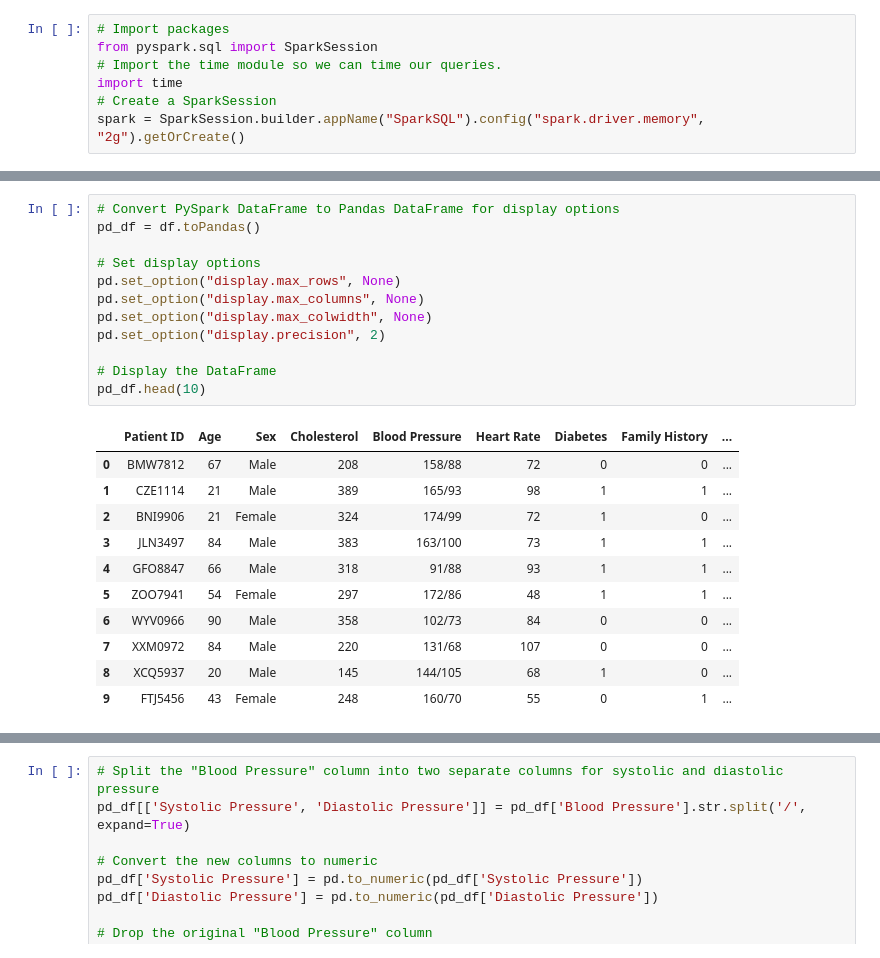
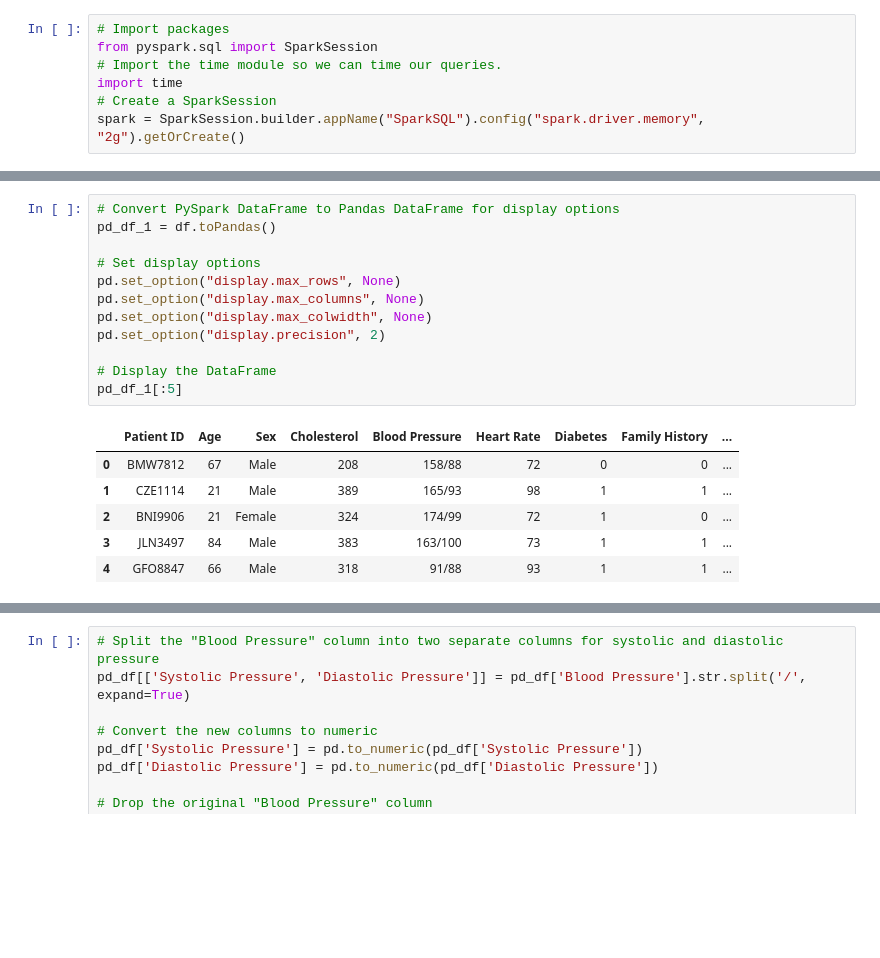
Before and after one commit to Arnawutu/Project4Group7, a Jupyter notebook: spark_test.ipynb, the cells around one changed output, grey strips where cells are left out. Drawn from its saved outputs; the diff is of its cells as text; blank space fills up the shorter version.

```diff
--- a/spark_test.ipynb
+++ b/spark_test.ipynb
@@ -82,24 +75,19 @@ only showing top 20 rows
 # %%
 # Convert PySpark DataFrame to Pandas DataFrame for display options
-pd_df = df.toPandas()
+pd_df_1 = df.toPandas()
 
 # Set display options
 pd.set_option("display.max_rows", None)
 pd.set_option("display.max_columns", None)
 pd.set_option("display.max_colwidth", None)
 pd.set_option("display.precision", 2)
 
 # Display the DataFrame
-pd_df.head(10)
+pd_df_1[:5]
 # %% [output]
 |  | Patient ID | Age | Sex | Cholesterol | Blood Pressure | Heart Rate | Diabetes | Family History | ... |
 | 0 | BMW7812 | 67 | Male | 208 | 158/88 | 72 | 0 | 0 | ... |
 | 1 | CZE1114 | 21 | Male | 389 | 165/93 | 98 | 1 | 1 | ... |
 | 2 | BNI9906 | 21 | Female | 324 | 174/99 | 72 | 1 | 0 | ... |
 | 3 | JLN3497 | 84 | Male | 383 | 163/100 | 73 | 1 | 1 | ... |
 | 4 | GFO8847 | 66 | Male | 318 | 91/88 | 93 | 1 | 1 | ... |
-| 5 | ZOO7941 | 54 | Female | 297 | 172/86 | 48 | 1 | 1 | ... |
-| 6 | WYV0966 | 90 | Male | 358 | 102/73 | 84 | 0 | 0 | ... |
-| 7 | XXM0972 | 84 | Male | 220 | 131/68 | 107 | 0 | 0 | ... |
-| 8 | XCQ5937 | 20 | Male | 145 | 144/105 | 68 | 1 | 0 | ... |
-| 9 | FTJ5456 | 43 | Female | 248 | 160/70 | 55 | 0 | 1 | ... |
```
Also changed, not shown: parts of 43 cells of this notebook.
